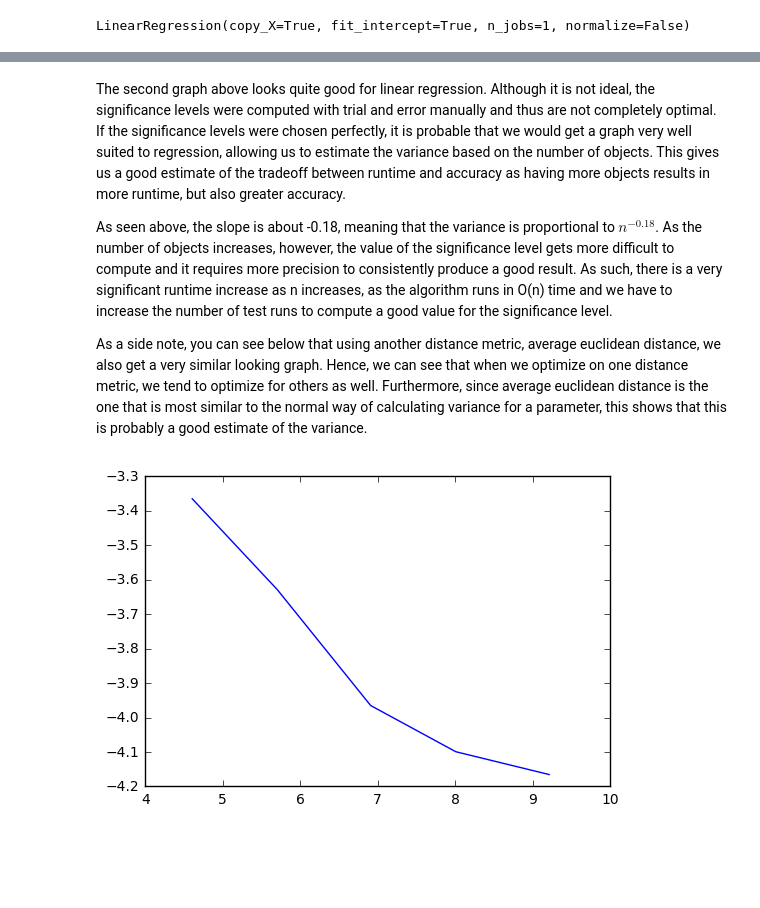
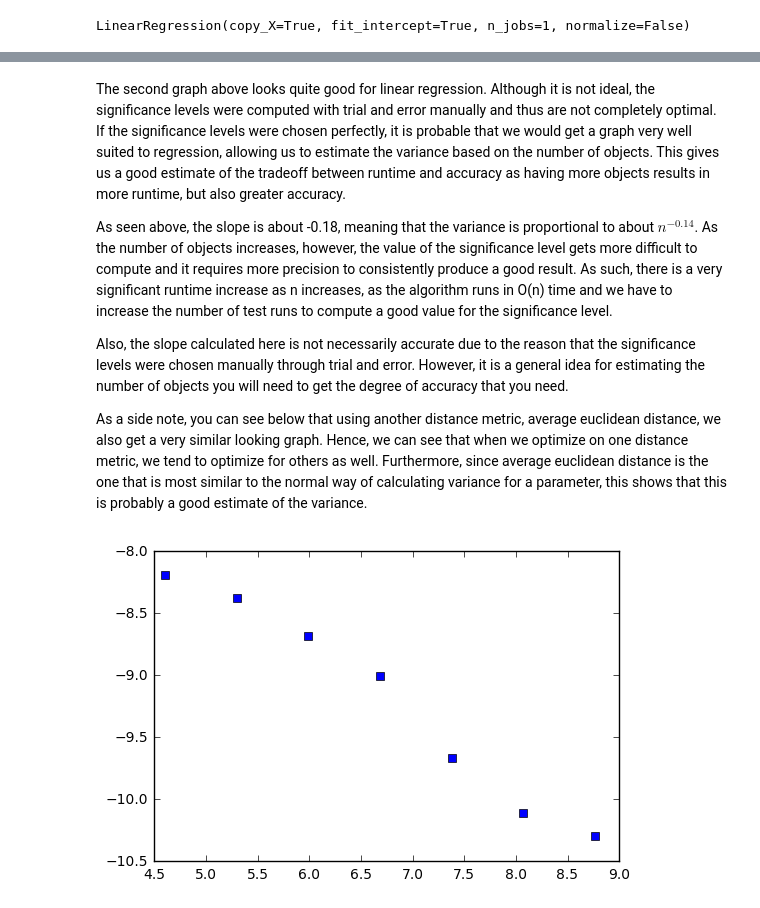
Before and after one commit to Elbert-Du/Sampling, a Jupyter notebook: final_sampling_algorithm_explained.ipynb, the cells around one changed output, grey strips where cells are left out. Drawn from its saved outputs; the diff is of its cells as text; code cells hidden in the pictures; blank space fills up the shorter version.

```diff
--- a/final_sampling_algorithm_explained.ipynb
+++ b/final_sampling_algorithm_explained.ipynb
@@ -225,25 +251,25 @@ d, b, e
 # %%
 import matplotlib.pyplot as plt
 # %%
-variance = np.zeros((5,))
-sigLevels = [0.92, 0.955, 0.989, 0.998, 0.99931]
+variance = np.zeros((7,))
+sigLevels = [0.92, 0.943, 0.97, 0.985, 0.992, 0.998, 0.999]
 sampleProportion = 0.2
-for i, j in enumerate([100, 300, 1000, 3000, 10000]):
+for i, j in enumerate([100, 200, 400, 800, 1600, 3200, 6400]):
     significanceLevel = sigLevels[i]
-    w, p, overallPDF = sample_to_pdf(sample, j)
+    w, p, overallPDF, objectContents = sample_to_pdf(sample, j)
     a, b, c, d, e = multi_dim_knapsack(w, p, maxWeight)
     variance[i] = b
 # %%
-log_variance = np.zeros(5,)
-for i in range(5):
+log_variance = np.zeros(7,)
+for i in range(7):
     log_variance[i] = math.log(variance[i])
 # %%
-plt.plot([100, 300, 1000, 3000, 10000], variance)
+plt.plot([100, 200, 400, 800, 1600, 3200, 6400], variance, 'bs')
 plt.show()
 #The first graph shows some sort of behavior that suggest we probably want to look at a power model
 
-X = np.array([math.log(100), math.log(300), math.log(1000), math.log(3000), math.log(10000)])
+X = np.array([math.log(100), math.log(200), math.log(400), math.log(800), math.log(1600), math.log(3200), math.log(6400)])
 
-plt.plot(X, log_variance)
+plt.plot(X, log_variance, 'bs')
 plt.show()
 # %% [output]
@@ -262,21 +288,25 @@ print (regModel.coef_)
 # %% [markdown]
 The second graph above looks quite good for linear regression. Although it is not ideal, the significance levels were computed with trial and error manually and thus are not completely optimal. If the significance levels were chosen perfectly, it is probable that we would get a graph very well suited to regression, allowing us to estimate the variance based on the number of objects. This gives us a good estimate of the tradeoff between runtime and accuracy as having more objects results in more runtime, but also greater accuracy.
 
-As seen above, the slope is about -0.18, meaning that the variance is proportional to $n^{-0.18}$. As the number of objects increases, however, the value of the significance level gets more difficult to compute and it requires more precision to consistently produce a good result. As such, there is a very significant runtime increase as n increases, as the algorithm runs in O(n) time and we have to increase the number of test runs to compute a good value for the significance level.
+As seen above, the slope is about -0.18, meaning that the variance is proportional to about $n^{-0.14}$. As the number of objects increases, however, the value of the significance level gets more difficult to compute and it requires more precision to consistently produce a good result. As such, there is a very significant runtime increase as n increases, as the algorithm runs in O(n) time and we have to increase the number of test runs to compute a good value for the significance level.
 
-
+Also, the slope calculated here is not necessarily accurate due to the reason that the significance levels were chosen manually through trial and error. However, it is a general idea for estimating the number of objects you will need to get the degree of accuracy that you need.
 
 As a side note, you can see below that using another distance metric, average euclidean distance, we also get a very similar looking graph. Hence, we can see that when we optimize on one distance metric, we tend to optimize for others as well. Furthermore, since average euclidean distance is the one that is most similar to the normal way of calculating variance for a parameter, this shows that this is probably a good estimate of the variance.
 # %%
-variance = np.zeros((5,))
-for i, j in enumerate([100, 300, 1000, 3000, 10000]):
+variance1 = np.zeros((7,))
+for i, j in enumerate([100, 200, 400, 800, 1600, 3200, 6400]):
     significanceLevel = sigLevels[i]
-    w, p, overallPDF = sample_to_pdf(sample, j)
+    w, p, overallPDF, objectContents = sample_to_pdf(sample, j)
     a, b, c, d, e = multi_dim_knapsack(w, p, maxWeight)
     diff = euclidean_dist(c, overallPDF)
-    variance[i] = np.sum(abs(diff))/125
+    variance1[i] = np.sum(abs(diff))/125
+
+log_variance1 = [0 for i in range(7)]
+for i in range(7):
+    log_variance1[i] = math.log(variance1[i])
 # %%
-plt.plot(X, log_variance)
+plt.plot(X, log_variance1, 'bs')
 plt.show()
 # %% [output]
-[figure, old version]
+[figure, new version]
```
Also changed, not shown: parts of 10 cells of this notebook.
